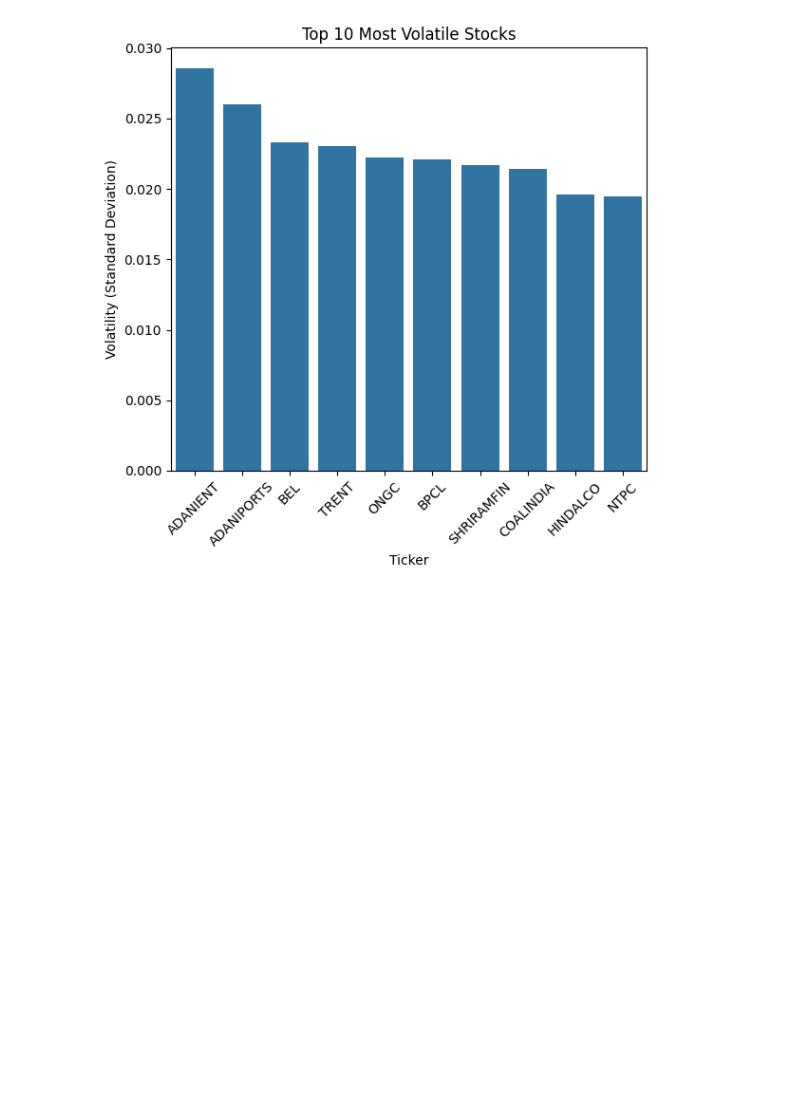
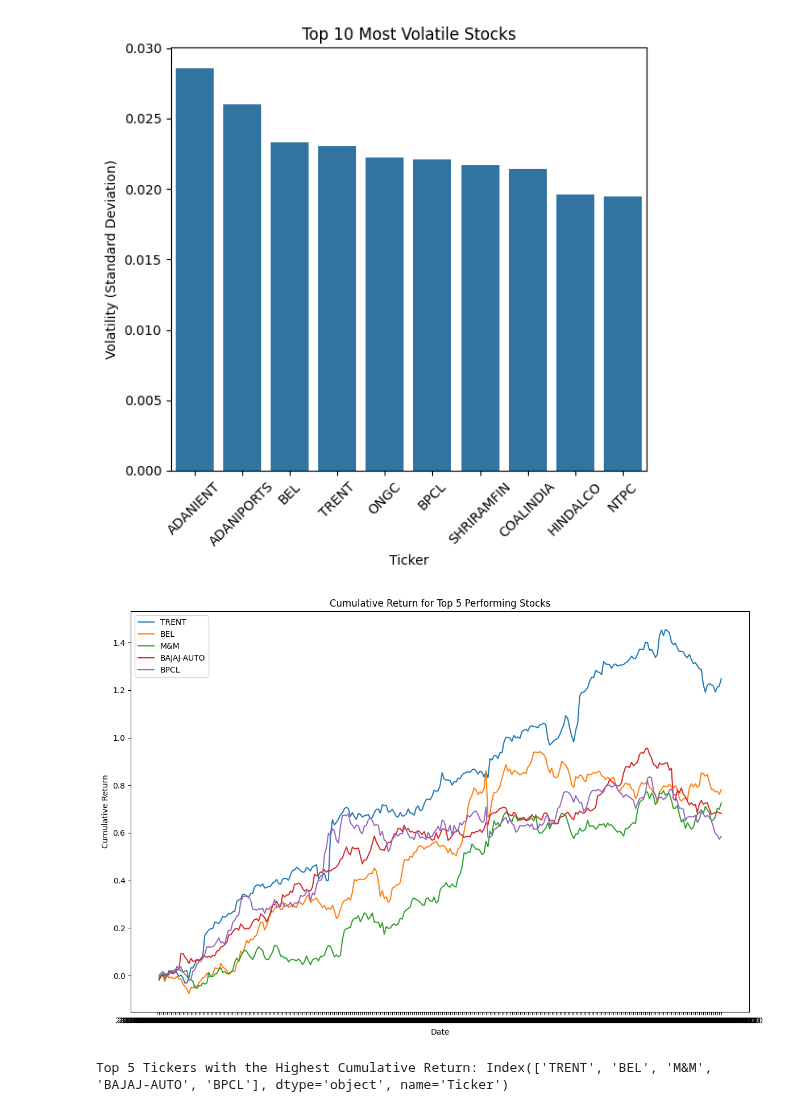
Before and after one commit to viswakimi/Data-Driven-Stock-Analysis, a Jupyter notebook: Stock_Analysis1.ipynb, the cells around one changed output. Cells and saved outputs as stored; diff of their text form; code cells hidden in the pictures; blank space fills up the shorter version.

```diff
--- a/Stock_Analysis1.ipynb
+++ b/Stock_Analysis1.ipynb
@@ -158,3 +158,25 @@ plt.savefig('top_10_volatile_stocks.png')
 plt.show()
 # %% [output]
 [figure]
+# %%
+df['cumulative_return'] = df.groupby('Ticker')['daily_return'].cumsum()
+top_5_stocks = df.groupby('Ticker')['cumulative_return'].last().nlargest(5).index
+
+plt.figure(figsize=(12, 8))
+for ticker in top_5_stocks:
+  stock_data = df[df['Ticker'] == ticker]
+  plt.plot(stock_data['date'], stock_data['cumulative_return'], label=ticker)
+
+plt.title('Cumulative Return for Top 5 Performing Stocks')
+plt.xlabel('Date')
+plt.ylabel('Cumulative Return')
+plt.legend()
+plt.tight_layout()
+plt.savefig('top_5_cumulative_return.png')
+plt.show()
+# %% [output]
+[figure, added]
+# %%
+print(f"Top 5 Tickers with the Highest Cumulative Return: {top_5_stocks}")
+# %% [output]
+Top 5 Tickers with the Highest Cumulative Return: Index(['TRENT', 'BEL', 'M&M', 'BAJAJ-AUTO', 'BPCL'], dtype='object', name='Ticker')
```
Also changed, not shown: 1 other file.
